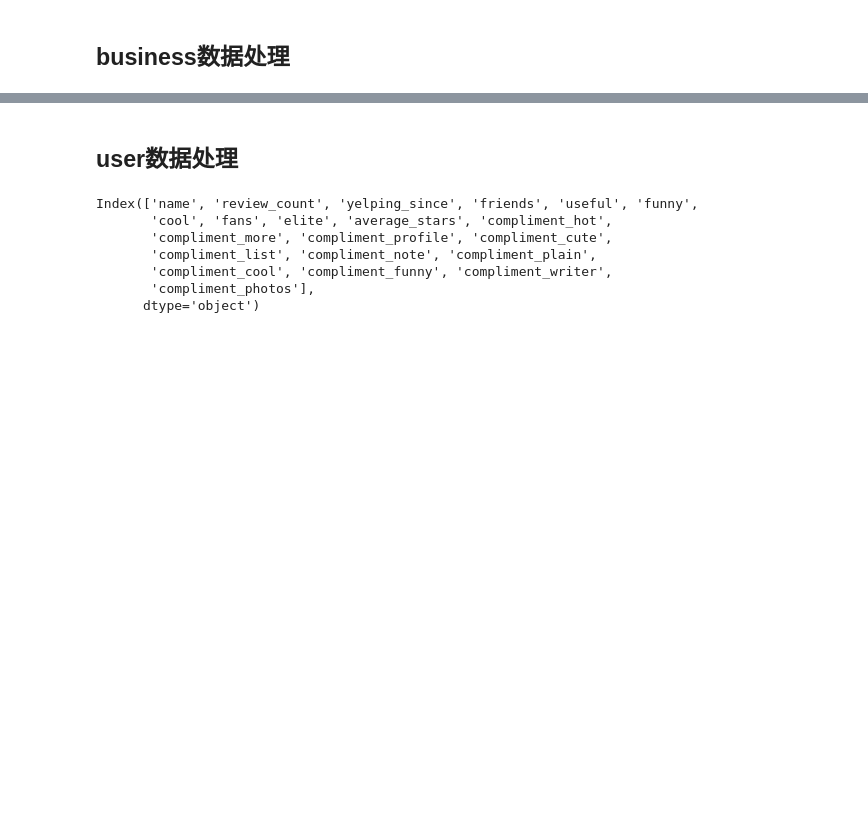
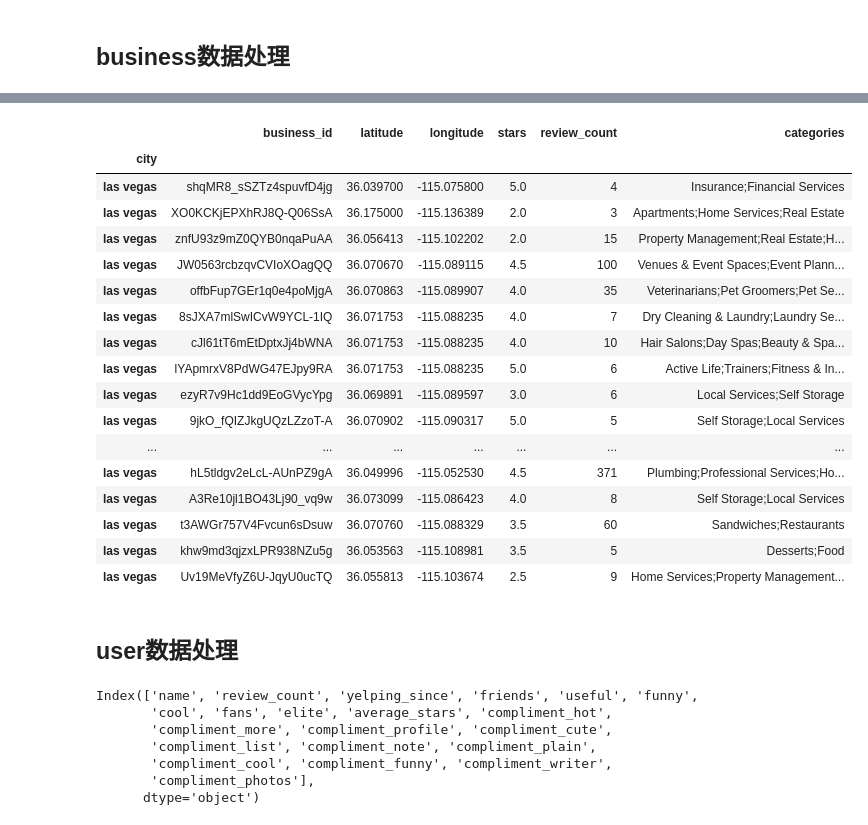
Before and after one commit to guolipa/Recommender-System, a Jupyter notebook: RS-LBSN/code/yelp data_preprocessing.ipynb, the cells around one changed output, grey strips where cells are left out. Drawn from its saved outputs; the diff is of its cells as text; code cells hidden in the pictures; blank space fills up the shorter version.

```diff
--- a/RS-LBSN/code/yelp data_preprocessing.ipynb
+++ b/RS-LBSN/code/yelp data_preprocessing.ipynb
@@ -57,3 +147,24 @@ business
+# %%
+business.loc['NV'].loc['las vegas']
+# %% [output]
+|  | business_id | latitude | longitude | stars | review_count | categories |
+| city |  |  |  |  |  |  |
+| las vegas | shqMR8_sSZTz4spuvfD4jg | 36.039700 | -115.075800 | 5.0 | 4 | Insurance;Financial Services |
+| las vegas | XO0KCKjEPXhRJ8Q-Q06SsA | 36.175000 | -115.136389 | 2.0 | 3 | Apartments;Home Services;Real Estate |
+| las vegas | znfU93z9mZ0QYB0nqaPuAA | 36.056413 | -115.102202 | 2.0 | 15 | Property Management;Real Estate;H... |
+| las vegas | JW0563rcbzqvCVIoXOagQQ | 36.070670 | -115.089115 | 4.5 | 100 | Venues & Event Spaces;Event Plann... |
+| las vegas | offbFup7GEr1q0e4poMjgA | 36.070863 | -115.089907 | 4.0 | 35 | Veterinarians;Pet Groomers;Pet Se... |
+| las vegas | 8sJXA7mlSwICvW9YCL-1IQ | 36.071753 | -115.088235 | 4.0 | 7 | Dry Cleaning & Laundry;Laundry Se... |
+| las vegas | cJl61tT6mEtDptxJj4bWNA | 36.071753 | -115.088235 | 4.0 | 10 | Hair Salons;Day Spas;Beauty & Spa... |
+| las vegas | lYApmrxV8PdWG47EJpy9RA | 36.071753 | -115.088235 | 5.0 | 6 | Active Life;Trainers;Fitness & In... |
+| las vegas | ezyR7v9Hc1dd9EoGVycYpg | 36.069891 | -115.089597 | 3.0 | 6 | Local Services;Self Storage |
+| las vegas | 9jkO_fQIZJkgUQzLZzoT-A | 36.070902 | -115.090317 | 5.0 | 5 | Self Storage;Local Services |
+| ... | ... | ... | ... | ... | ... | ... |
+| las vegas | hL5tldgv2eLcL-AUnPZ9gA | 36.049996 | -115.052530 | 4.5 | 371 | Plumbing;Professional Services;Ho... |
+| las vegas | A3Re10jl1BO43Lj90_vq9w | 36.073099 | -115.086423 | 4.0 | 8 | Self Storage;Local Services |
+| las vegas | t3AWGr757V4Fvcun6sDsuw | 36.070760 | -115.088329 | 3.5 | 60 | Sandwiches;Restaurants |
+| las vegas | khw9md3qjzxLPR938NZu5g | 36.053563 | -115.108981 | 3.5 | 5 | Desserts;Food |
+| las vegas | Uv19MeVfyZ6U-JqyU0ucTQ | 36.055813 | -115.103674 | 2.5 | 9 | Home Services;Property Management... |
 # %% [markdown]
 ## user数据处理
 # %%
```
Also changed, not shown: parts of 15 cells of this notebook.
